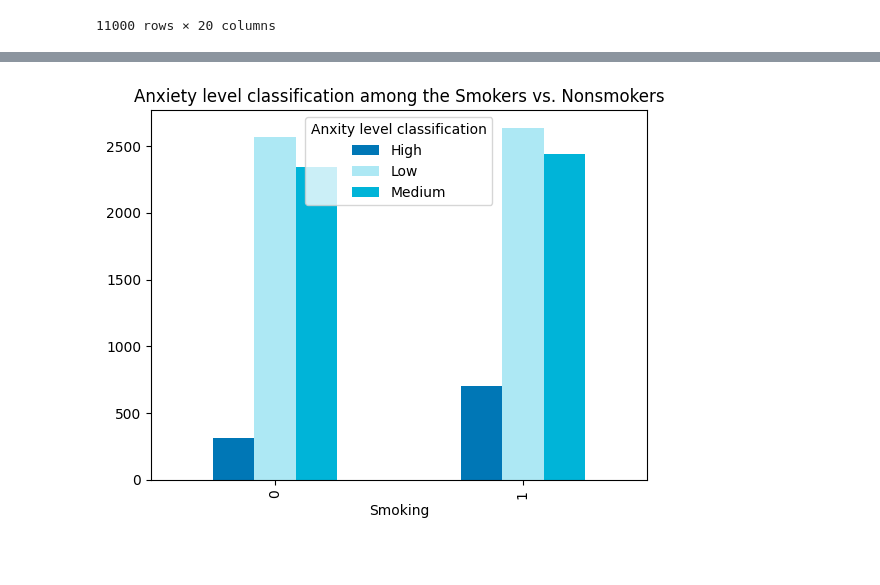
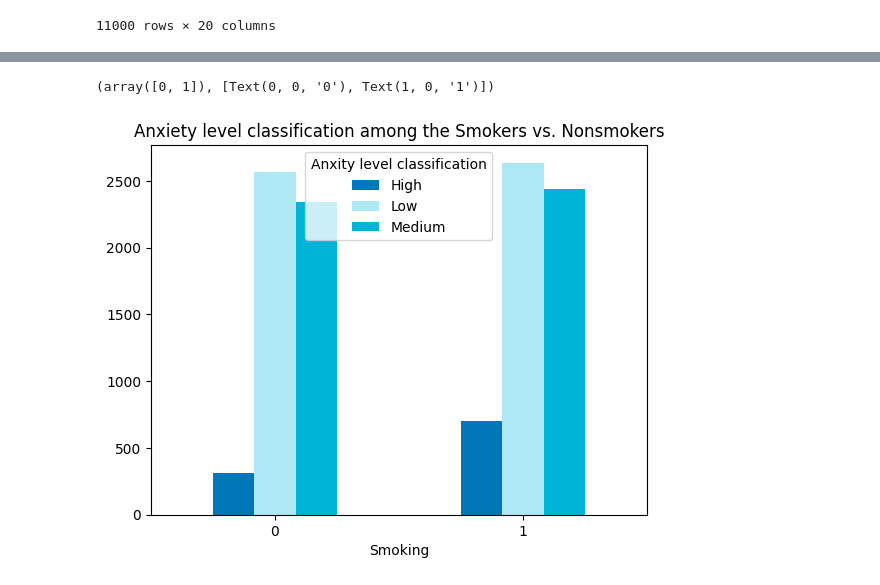
Before and after one commit to AsalSaud/predicting_social_anxiety, a Jupyter notebook: SOCIAL_ANXIETY_LEVEL_EDA.ipynb, the cells around one changed output, grey strips where cells are left out. Cells and saved outputs as stored; diff of their text form; code cells hidden in the pictures; blank space fills up the shorter version.

```diff
--- a/SOCIAL_ANXIETY_LEVEL_EDA.ipynb
+++ b/SOCIAL_ANXIETY_LEVEL_EDA.ipynb
@@ -262,5 +280,5 @@ Name: Anxiety Level (1-10), Length: 11000, dtype: float64
 # %%
-def classification_anxity_level(num):
+def classification_anxiety_level(num):
     if num<=3:
         return "Low"
     elif num<=7:
@@ -268,7 +286,7 @@ def classification_anxity_level(num):
     else:
         return "High"
 # %%
-df["Anxity level classification"]= y.apply(classification_anxity_level)
+df["Anxity level classification"]= y.apply(classification_anxiety_level)
 # %%
 df["Anxity level classification"]
 # %% [output]
@@ -332,6 +335,8 @@ df
 # %%
 c=pd.crosstab(df["Smoking"],df["Anxity level classification"])
 c.plot(kind='bar', color=["#0077b6","#ade8f4","#00b4d8"]);
 plt.title("Anxiety level classification among the Smokers vs. Nonsmokers");
+plt.xticks(rotation=0)
 # %% [output]
+(array([0, 1]), [Text(0, 0, '0'), Text(1, 0, '1')])
-[figure, old version]
+[figure, new version]
```
Also changed, not shown: parts of 39 cells of this notebook.
